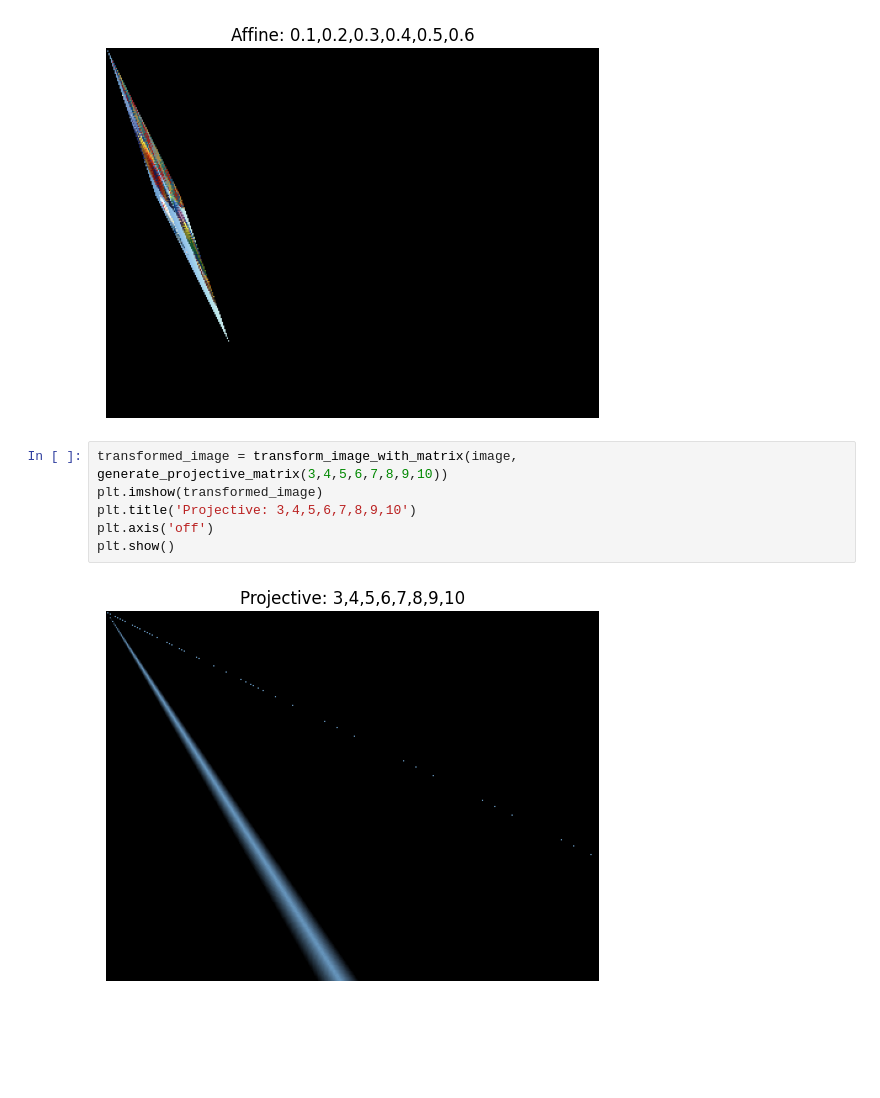
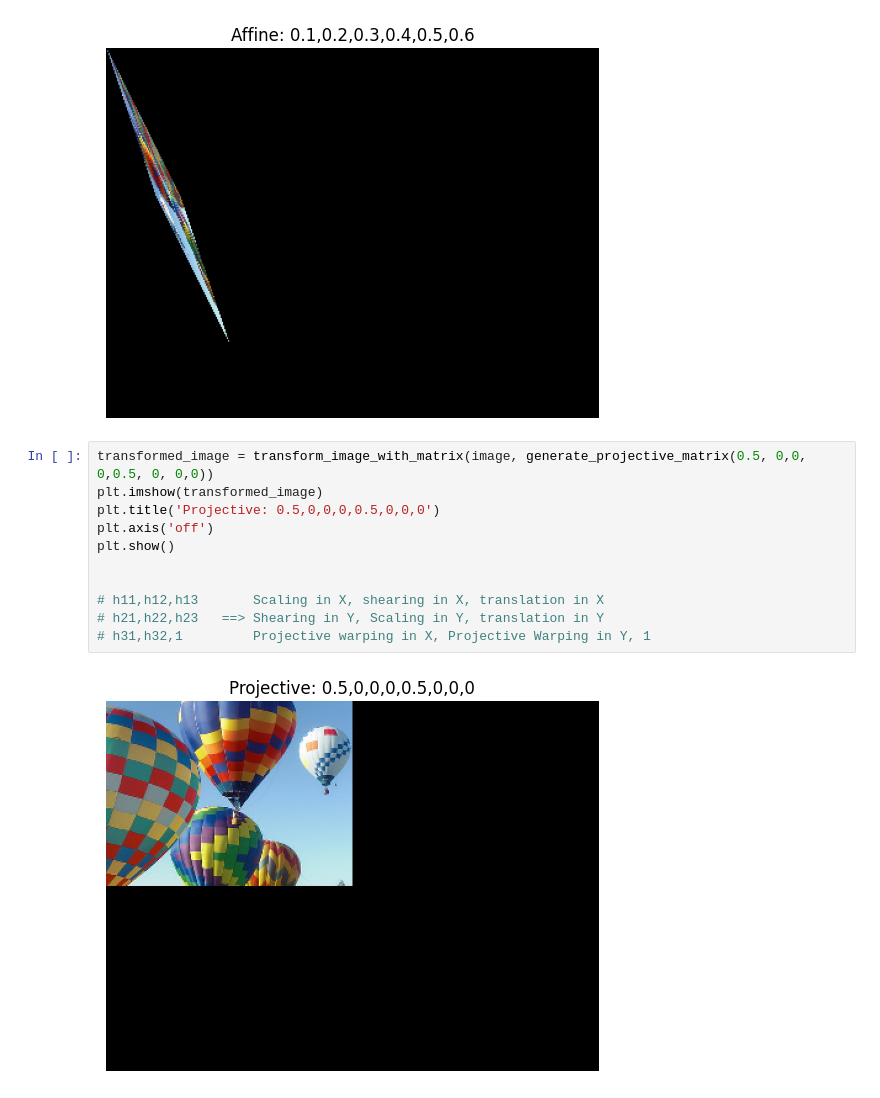
Before and after one commit to TheHuntsman4/Semester-6, a Jupyter notebook: Computer_Vision/labesheet1.ipynb, the cells around one changed output. Drawn from its saved outputs; the diff is of its cells as text; blank space fills up the shorter version.

```diff
--- a/Computer_Vision/labesheet1.ipynb
+++ b/Computer_Vision/labesheet1.ipynb
@@ -159,11 +159,16 @@ plt.axis('off')
 plt.show()
 # %% [output]
 [figure]
-# %%
-transformed_image = transform_image_with_matrix(image, generate_projective_matrix(3,4,5,6,7,8,9,10))
-plt.imshow(transformed_image)
-plt.title('Projective: 3,4,5,6,7,8,9,10')
-plt.axis('off')
-plt.show()
-# %% [output]
-[figure, removed]
+# %%
+transformed_image = transform_image_with_matrix(image, generate_projective_matrix(0.5, 0,0, 0,0.5, 0, 0,0))
+plt.imshow(transformed_image)
+plt.title('Projective: 0.5,0,0,0,0.5,0,0,0')
+plt.axis('off')
+plt.show()
+
+
+# h11,h12,h13       Scaling in X, shearing in X, translation in X
+# h21,h22,h23   ==> Shearing in Y, Scaling in Y, translation in Y
+# h31,h32,1         Projective warping in X, Projective Warping in Y, 1
+# %% [output]
+[figure, added]
```
Also changed, not shown: 7 other files.
